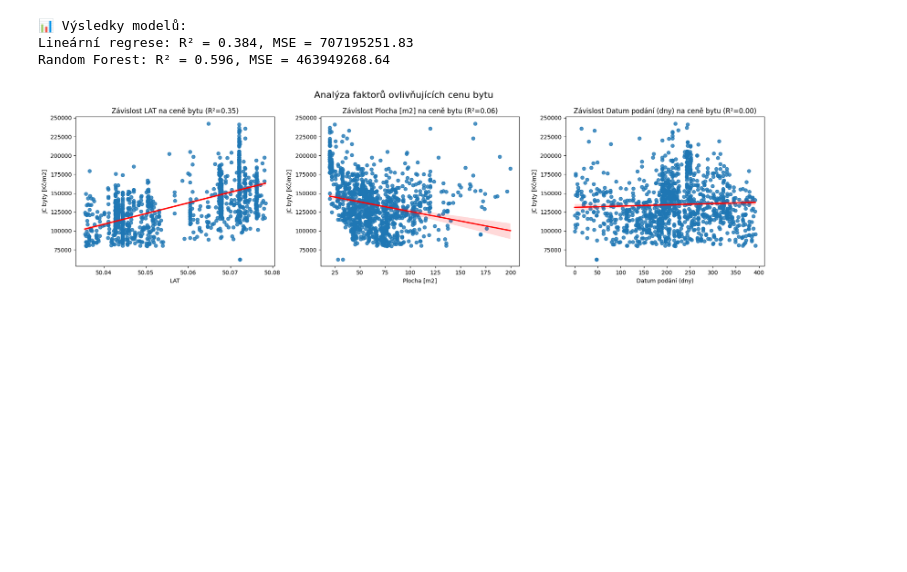
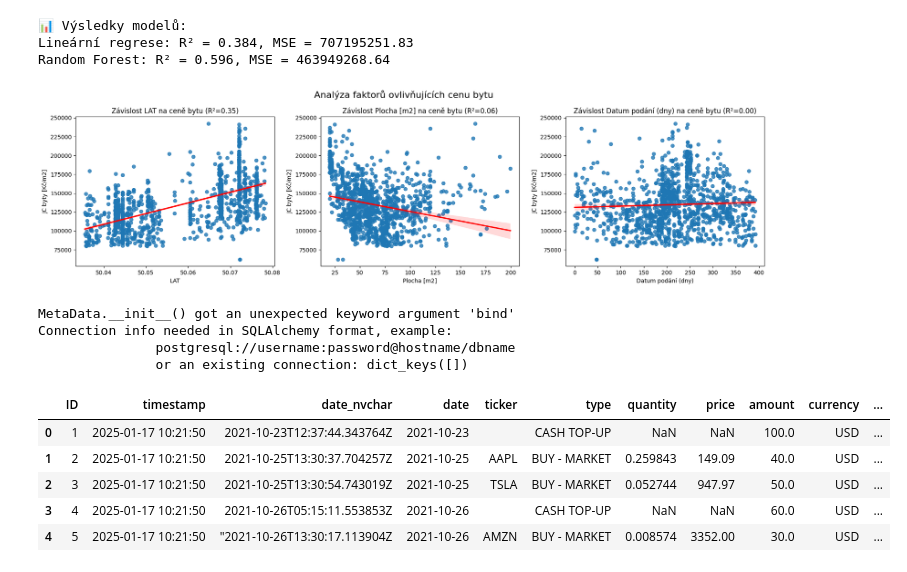
Before and after one commit to John-Bugler/PROG, a Jupyter notebook: PYTHON/DATA_ANALYSIS/valuo_data_analysis_v1.ipynb, the cells around one changed output. Drawn from its saved outputs; the diff is of its cells as text; code cells hidden in the pictures; blank space fills up the shorter version.

```diff
--- a/PYTHON/DATA_ANALYSIS/valuo_data_analysis_v1.ipynb
+++ b/PYTHON/DATA_ANALYSIS/valuo_data_analysis_v1.ipynb
@@ -119,3 +119,45 @@ df = analyze_real_estate_data("valuo test data.xlsx", enable_visuals=True, pairp
 Lineární regrese: R² = 0.384, MSE = 707195251.83
 Random Forest: R² = 0.596, MSE = 463949268.64
 [figure]
+# %%
+# Načtení rozšíření SQL
+%load_ext sql
+%reload_ext sql
+
+# Import knihoven
+from sqlalchemy import create_engine
+
+# Nastavení připojení k SQL Serveru
+server = 'localhost'
+database = 'reports'
+conn_str = f"mssql+pyodbc://@{server}/{database}?trusted_connection=yes&driver=ODBC+Driver+17+for+SQL+Server"
+
+# Nastavení globálního připojení pro SQL buňky
+%sql {conn_str}
+# %% [output]
+MetaData.__init__() got an unexpected keyword argument 'bind'
+Connection info needed in SQLAlchemy format, example:
+               postgresql://username:password@hostname/dbname
+               or an existing connection: dict_keys([])
+# %%
+from sqlalchemy import create_engine
+import pandas as pd
+
+server = 'localhost'
+database = 'reports'
+conn_str = f"mssql+pyodbc://@{server}/{database}?trusted_connection=yes&driver=ODBC+Driver+17+for+SQL+Server"
+
+engine = create_engine(conn_str)
+
+# Ověření spojení
+with engine.connect() as conn:
+    df = pd.read_sql("SELECT TOP 10 * FROM [reports].[dbo].[revolut_stocks]", conn)
+
+df.head()
+# %% [output]
+|  | ID | timestamp | date_nvchar | date | ticker | type | quantity | price | amount | currency | ... |
+| 0 | 1 | 2025-01-17 10:21:50 | 2021-10-23T12:37:44.343764Z | 2021-10-23 |  | CASH TOP-UP | NaN | NaN | 100.0 | USD | ... |
+| 1 | 2 | 2025-01-17 10:21:50 | 2021-10-25T13:30:37.704257Z | 2021-10-25 | AAPL | BUY - MARKET | 0.259843 | 149.09 | 40.0 | USD | ... |
+| 2 | 3 | 2025-01-17 10:21:50 | 2021-10-25T13:30:54.743019Z | 2021-10-25 | TSLA | BUY - MARKET | 0.052744 | 947.97 | 50.0 | USD | ... |
+| 3 | 4 | 2025-01-17 10:21:50 | 2021-10-26T05:15:11.553853Z | 2021-10-26 |  | CASH TOP-UP | NaN | NaN | 60.0 | USD | ... |
+| 4 | 5 | 2025-01-17 10:21:50 | "2021-10-26T13:30:17.113904Z | 2021-10-26 | AMZN | BUY - MARKET | 0.008574 | 3352.00 | 30.0 | USD | ... |
```
Also changed, not shown: parts of 2 cells of this notebook.
